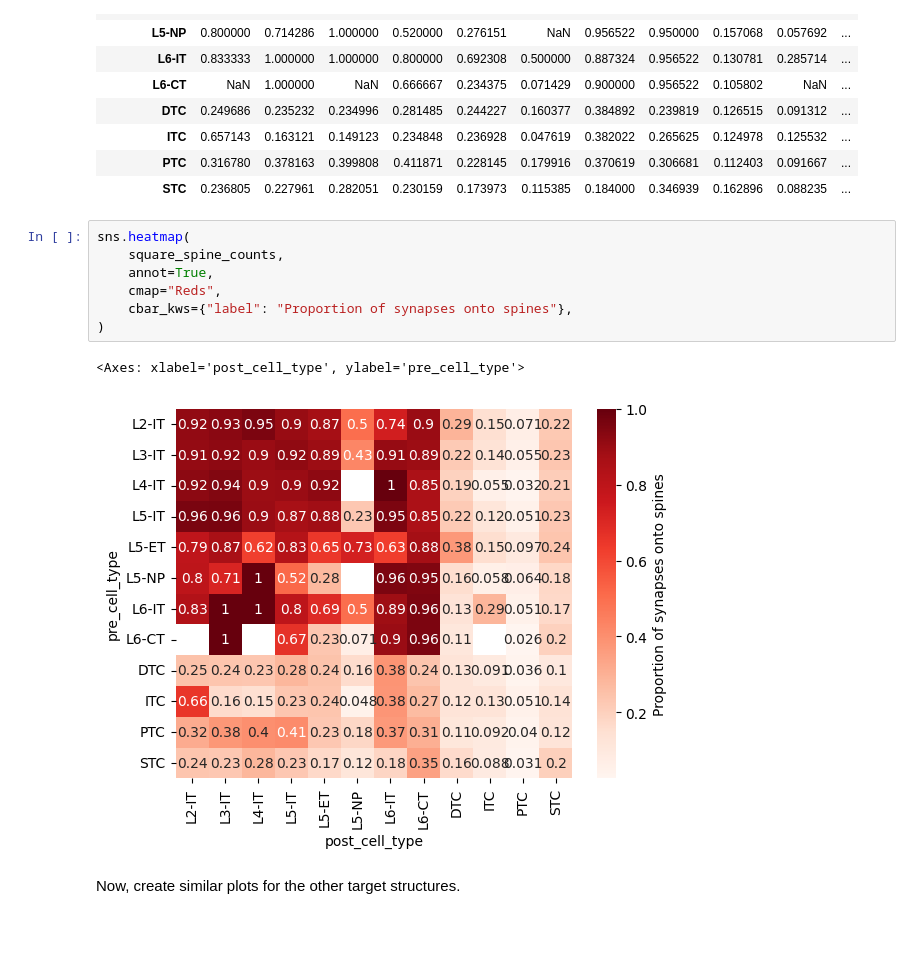
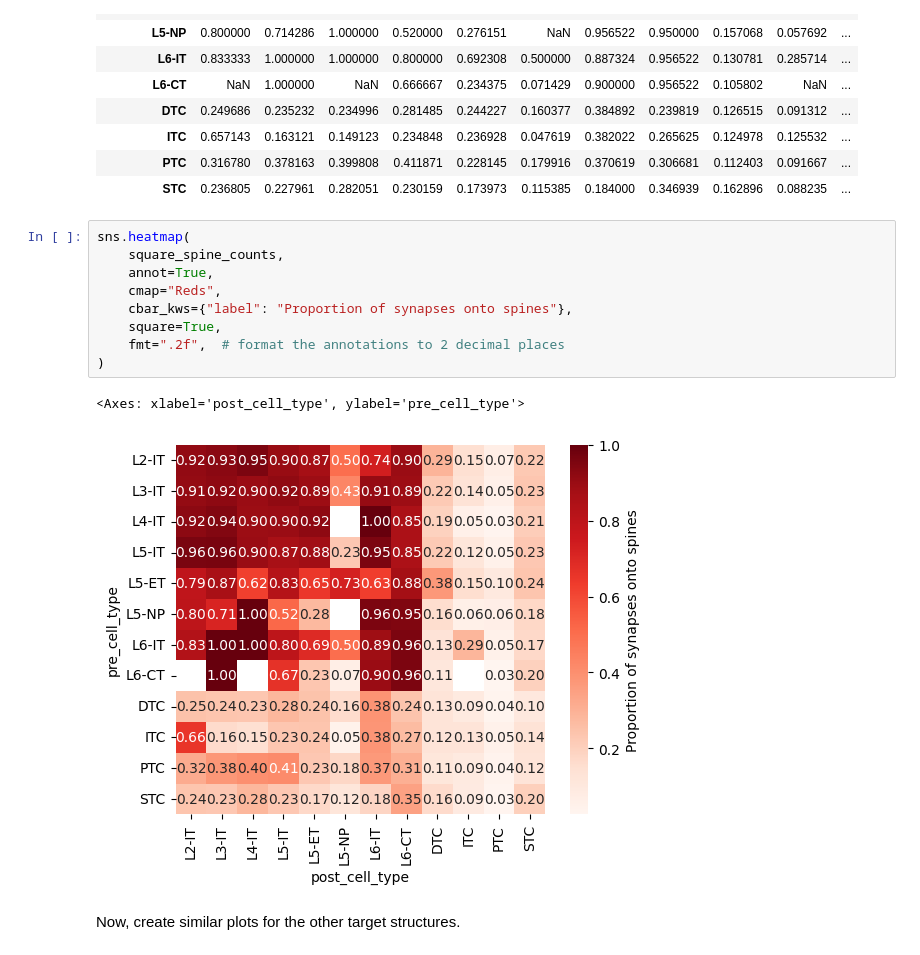
Before and after one commit to AllenSWDB/SWDB_2025_Connectomics, a Jupyter notebook: code/solutions/Exercise2.ipynb, the cells around one changed output. Cells and saved outputs as stored; diff of their text form.

```diff
--- a/code/solutions/Exercise2.ipynb
+++ b/code/solutions/Exercise2.ipynb
@@ -356,12 +359,14 @@ square_spine_counts
 # %%
 sns.heatmap(
     square_spine_counts,
     annot=True,
     cmap="Reds",
     cbar_kws={"label": "Proportion of synapses onto spines"},
+    square=True,
+    fmt=".2f",  # format the annotations to 2 decimal places
 )
 # %% [output]
 <Axes: xlabel='post_cell_type', ylabel='pre_cell_type'>
-[figure, old version]
+[figure, new version]
 # %% [markdown]
 Now, create similar plots for the other target structures.
```
Also changed, not shown: parts of 6 cells of this notebook.
